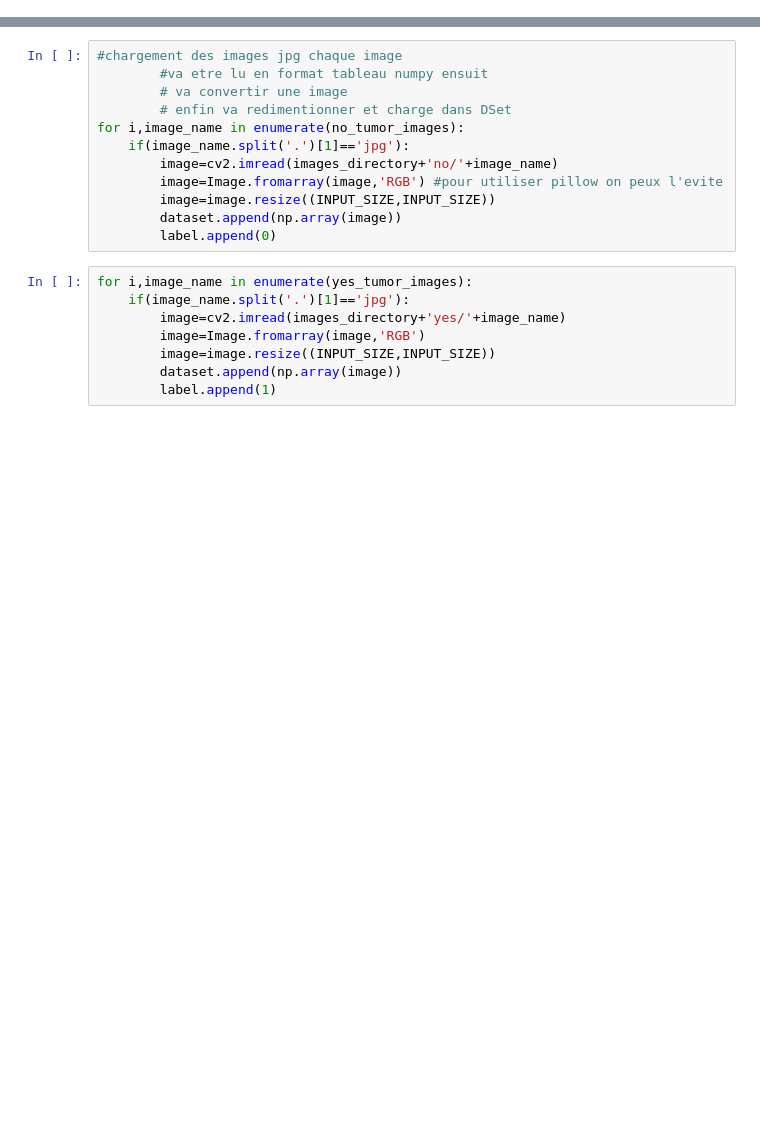
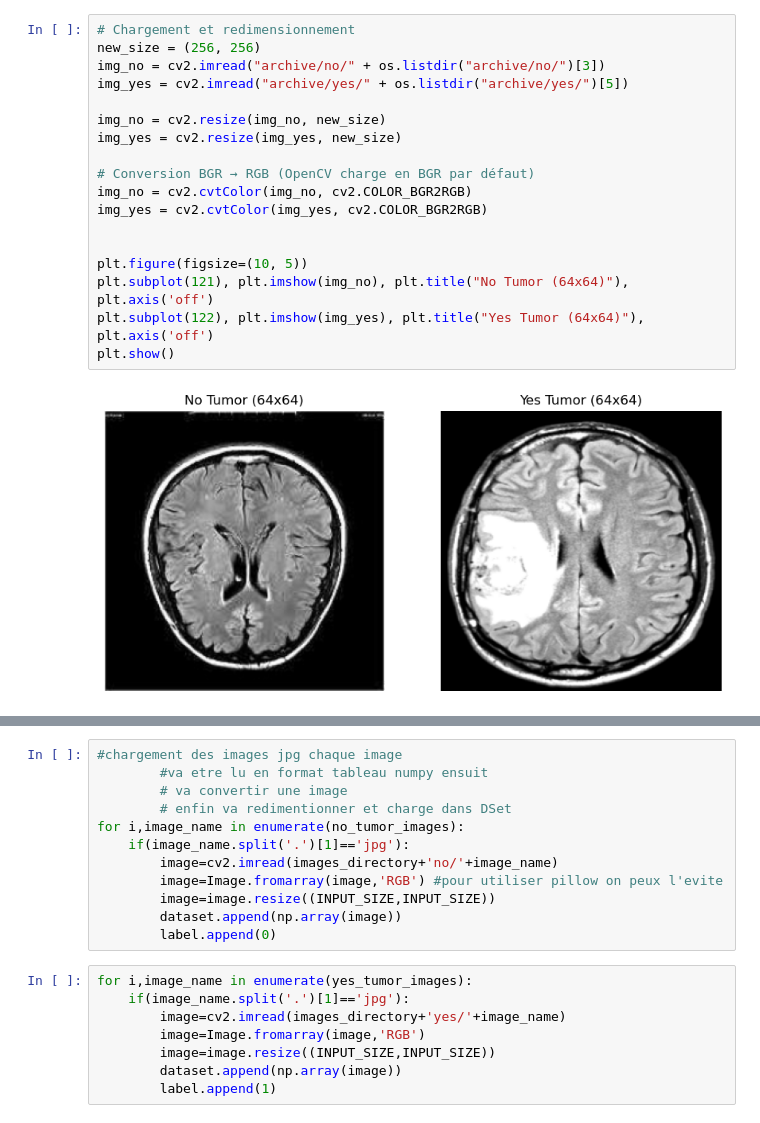
Before and after one commit to ayoubERREBi/Image-mining, a Jupyter notebook: tumor detection.ipynb, the cells around one changed output, grey strips where cells are left out. Cells and saved outputs as stored; diff of their text form; blank space fills up the shorter version.

```diff
--- a/tumor detection.ipynb
+++ b/tumor detection.ipynb
@@ -24,0 +36,20 @@ yes_tumor_images=os.listdir(images_directory+'yes/')
+# %%
+# Chargement et redimensionnement
+new_size = (256, 256)
+img_no = cv2.imread("archive/no/" + os.listdir("archive/no/")[3])
+img_yes = cv2.imread("archive/yes/" + os.listdir("archive/yes/")[5])
+
+img_no = cv2.resize(img_no, new_size)
+img_yes = cv2.resize(img_yes, new_size)
+
+# Conversion BGR → RGB (OpenCV charge en BGR par défaut)
+img_no = cv2.cvtColor(img_no, cv2.COLOR_BGR2RGB)
+img_yes = cv2.cvtColor(img_yes, cv2.COLOR_BGR2RGB)
+
+
+plt.figure(figsize=(10, 5))
+plt.subplot(121), plt.imshow(img_no), plt.title("No Tumor (64x64)"), plt.axis('off')
+plt.subplot(122), plt.imshow(img_yes), plt.title("Yes Tumor (64x64)"), plt.axis('off')
+plt.show()
+# %% [output]
+[figure, added]
```
Also changed, not shown: parts of 11 cells of this notebook.
